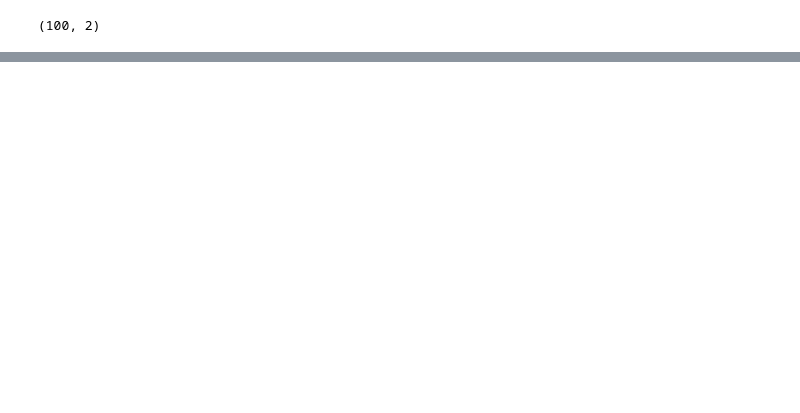
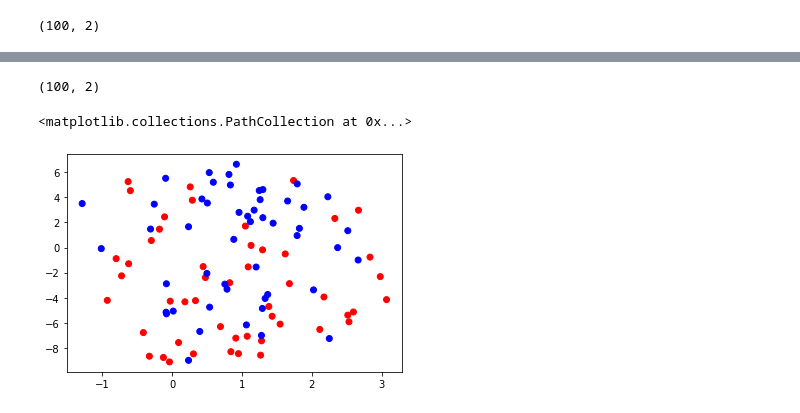
Before and after one commit to Speech-Recognition-PK/Speech-Recognition, a Jupyter notebook: DLAS_VGGVox_Model.ipynb, the cells around one changed output, grey strips where cells are left out. Cells and saved outputs as stored; diff of their text form; code cells hidden in the pictures; blank space fills up the shorter version.

```diff
--- a/DLAS_VGGVox_Model.ipynb
+++ b/DLAS_VGGVox_Model.ipynb
@@ -557,0 +482,6 @@ plt.scatter(X_tsne[:,0] ,X_tsne[:,1], c = color)
+# %%
+time_start = time.time()
+
+X_tsne = TSNE(random_state=123).fit_transform(X_scaled)
+
+print('t-SNE done! Time elapsed: {} seconds'.format(time.time()-time_start))
@@ -557,0 +490,16 @@ plt.scatter(X_tsne[:,0] ,X_tsne[:,1], c = color)
+# %%
+X_tsne.shape
+# %% [output]
+(100, 2)
+# %%
+color = []
+for label in df['Label']:
+    if label == 0:
+        color.append('red')
+    elif label == 1:
+        color.append('blue')
+
+plt.scatter(X_tsne[:,0] ,X_tsne[:,1], c = color)
+# %% [output]
+<matplotlib.collections.PathCollection at 0x...>
+[figure, added]
```
Also changed, not shown: parts of 25 cells of this notebook, 1 other file.
